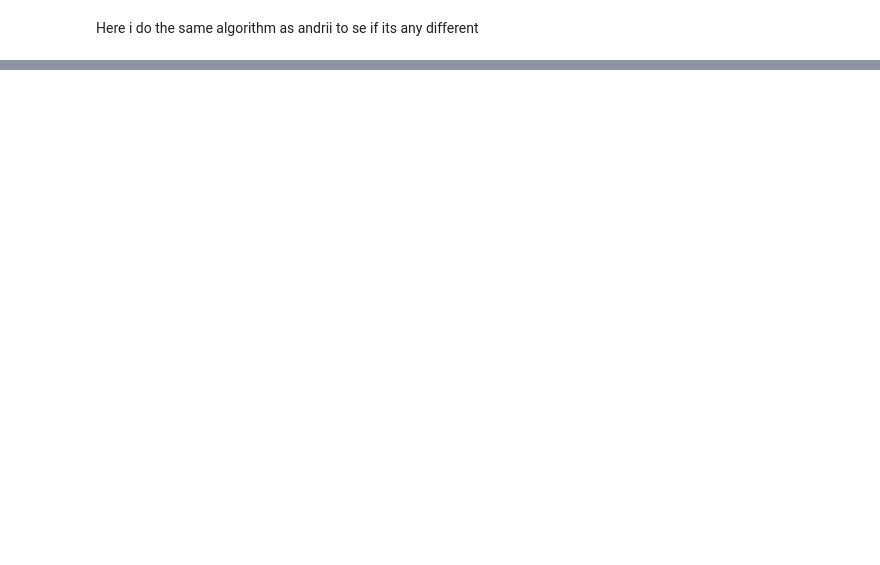
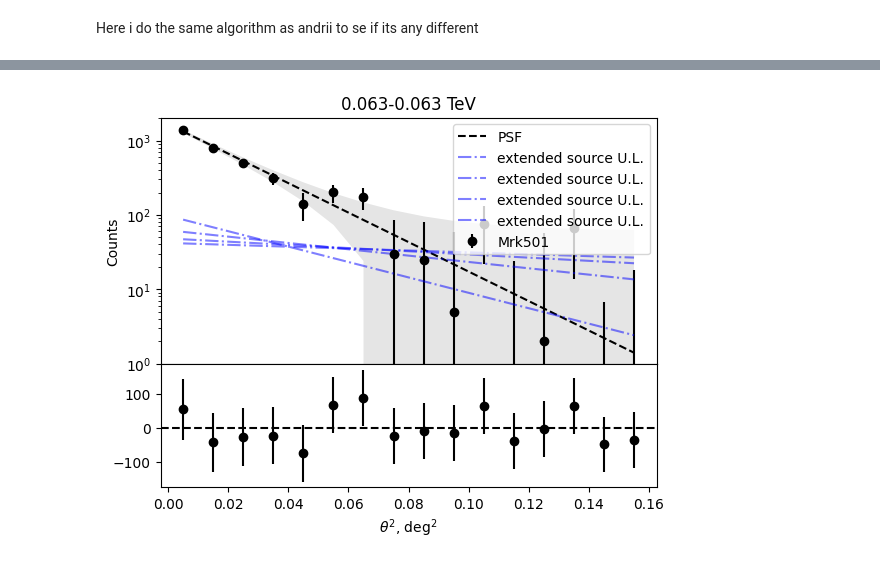
Before and after one commit to Nico812/CTAO-1DC-Blazars-analysis-TP5, a Jupyter notebook: MRK501_DC1.ipynb, the cells around one changed output, grey strips where cells are left out. Cells and saved outputs as stored; diff of their text form; code cells hidden in the pictures; blank space fills up the shorter version.

```diff
--- a/MRK501_DC1.ipynb
+++ b/MRK501_DC1.ipynb
@@ -136,6 +136,7 @@ print(psf_hbu.info())
 print(psf_hbu.data.shape)
 # here i'm guessing the energy bins of the psf since idk how to see them.
 psf_e_bins = np.logspace(np.log10(0.013), np.log10(199.526), 22)
+psf_e_means = np.sqrt(psf_e_bins[1:]*psf_e_bins[:-1])
 print(psf_e_bins)
 # %% [output]
 EnergyDependentMultiGaussPSF
@@ -483,0 +525,79 @@ NameError: name 'cts_point' is not defined
+# %%
+# A modo mio
+sigmas_ext = [0.1, 0.2, 0.3, 0.4]
+norms_ext = np.logspace(np.log10(0.1), np.log10(10000), 1000)
+
+flux_ratios = np.zeros((len(sigmas_ext), len(e)))
+
+for i, (ct, ct_err) in enumerate(zip(cts, cts_err)):
+    # psf_index will store the best index for accessing the PSF values form the file.
+    psf_index = np.argmin(np.abs(psf_e_means - e[i]))
+    sigma_1, sigma_2, sigma_3, scale, ampl_2, ampl_3 = psf_hbu.data[psf_index][0]
+
+    # Normalization of the PSF model to fit best the blazar
+    def psf_model(th2, norm):
+        gauss1 = np.exp(-th2 / (2 * sigma_1**2))
+        gauss2 = ampl_2*np.exp(-th2 / (2 * sigma_2**2))
+        gauss3 = ampl_3*np.exp(-th2 / (2 * sigma_3**2))
+        return norm*(gauss1+gauss2+gauss3)
+
+    init_guess = [10000]
+    popt_point, pcov_point = curve_fit(
+        psf_model,
+        th2,
+        ct,
+        sigma=ct_err,
+        p0 = init_guess,
+        absolute_sigma=True
+    )
+
+    ct_point = psf_model(th2, popt_point)
+    ct_point_err = np.sqrt(np.diag(pcov_point))
+    chi2_point = np.sum(((ct - ct_point)**2 / (ct_err**2 + ct_point_err**2)))
+
+    fig, axs = plt.subplots(2, 1, sharex=True, gridspec_kw={'height_ratios': [2, 1]})
+    fig.subplots_adjust(hspace=0)
+    axs[0].errorbar(th2,ct,ct_err,linestyle='none',marker='o',label=name,color='black')
+    axs[0].plot(th2,ct_point,color='black',linestyle='dashed',label='PSF')
+    axs[0].fill_between(th2,(ct_point-ct_point_err),(ct_point+ct_point_err),color='black',alpha=0.1,linewidth=0)
+    axs[0].set_title(str(round(e[i],3))+'-'+str(round(e[i],3))+r' TeV')
+    axs[1].errorbar(th2,ct - ct_point,np.sqrt(ct_err**2+ct_point_err**2),marker='o',linestyle='none',color='black')
+    axs[1].axhline(0,color='black',linestyle='dashed')
+
+    # For each sigma_ext: add a gaussian term norm_ext*gauss(sigma_ext) convolved with the psf, to the point source model (psf only), until delta_chi2 is > 2.71.
+    # With this you found norm_ext such that the fit breaks. Lets call this norm_ext_br
+    # Then the upper limit to the detectable ext. emission should be given by an extended emission of the form of: norm_ext_br*gauss(sigma_ext).
+    for k, sigma_ext in enumerate(sigmas_ext):
+        found_value = False
+        for j, norm_ext in enumerate(norms_ext):
+            if found_value:
+                continue
+            def ext_model(th2):
+                sigma1_conv = np.sqrt(sigma_1**2 + sigma_ext**2)
+                sigma2_conv = np.sqrt(sigma_2**2 + sigma_ext**2)
+                sigma3_conv = np.sqrt(sigma_3**2 + sigma_ext**2)
+                gauss1_conv = np.exp(-th2 / (2 * sigma1_conv**2))
+                gauss2_conv = ampl_2 * np.exp(-th2 / (2 * sigma2_conv**2))
+                gauss3_conv = ampl_3 * np.exp(-th2 / (2 * sigma3_conv**2))
+                return norm_ext * (gauss1_conv + gauss2_conv + gauss3_conv)
+
+            ct_ext = ext_model(th2)
+            ct_point_and_ext = ct_ext+ct_point
+            chi2_point_and_ext = np.sum(((ct - ct_point_and_ext)**2 / (ct_err**2 + ct_point_err**2)))
+            delta_chi2 = chi2_point_and_ext - chi2_point
+
+            if delta_chi2 > 2.71:
+                flux_ratio = np.sum(ct_ext)/(np.sum(ct_point) + np.sum(ct_ext))
+                flux_ratios[k][i] = flux_ratio
+                found_value = True
+                print("converged at ")
+                print(j)
+                print(delta_chi2)
+
+                axs[0].plot(th2,ct_ext,color='blue',alpha=0.5,linestyle='dashdot',label='extended source U.L.')
+    plt.xlabel(r'$\theta^2$, deg$^2$')
+    axs[0].set_ylabel('Counts')
+    axs[0].legend()
+    axs[0].set_yscale('log')
+    plt.show()
+# %% [output]
@@ -483,0 +616 @@ NameError: name 'cts_point' is not defined
+[figure, added]
```
Also changed, not shown: parts of 6 cells of this notebook, 3 other files.
